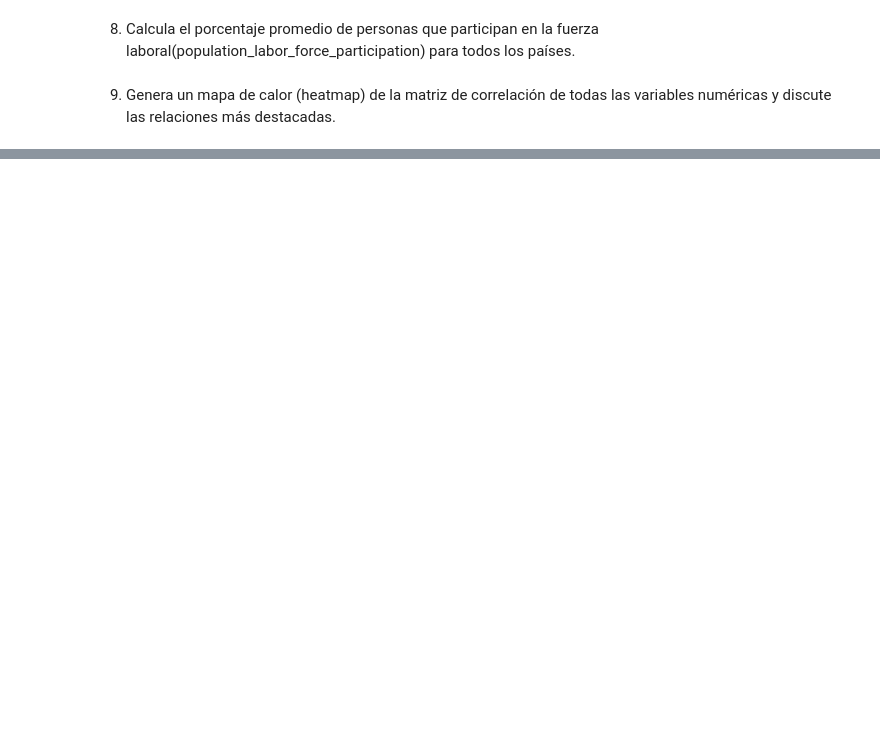
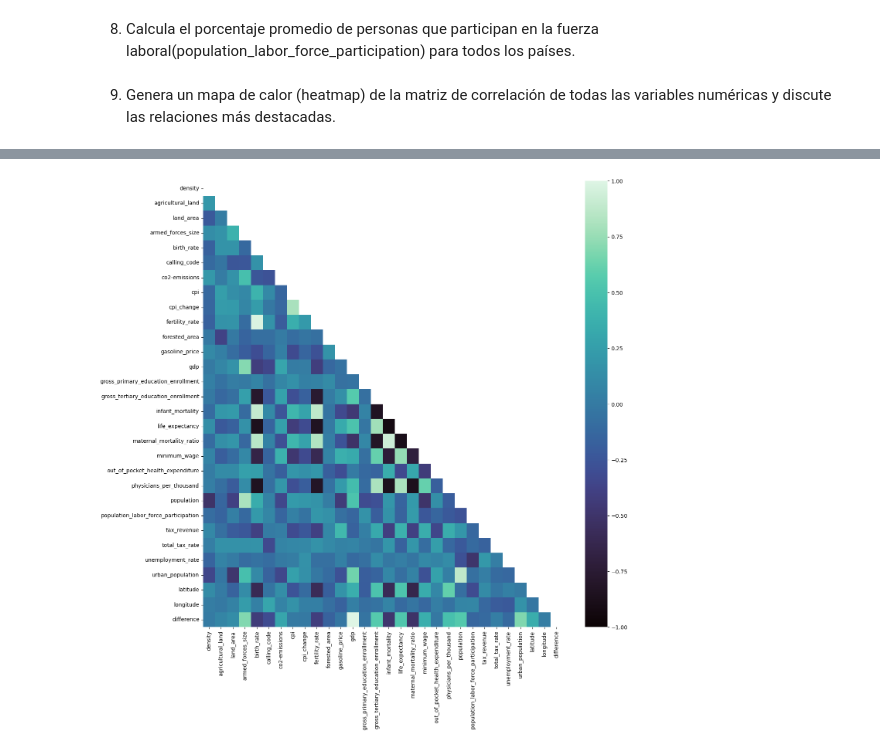
Before and after one commit to carla-caracola/module-3-pair-programming-bea-carla, a Jupyter notebook: modulo-3-pair-8-estadistica-descriptiva.ipynb, the cells around one changed output, grey strips where cells are left out. Drawn from its saved outputs; the diff is of its cells as text; code cells hidden in the pictures; blank space fills up the shorter version.

```diff
--- a/modulo-3-pair-8-estadistica-descriptiva.ipynb
+++ b/modulo-3-pair-8-estadistica-descriptiva.ipynb
@@ -164,3 +171,6 @@ sns.heatmap(df_correlaciones.corr(),
 8. Calcula el porcentaje promedio de personas que participan en la fuerza laboral(population_labor_force_participation) para todos los países.
 # %% [markdown]
 9. Genera un mapa de calor (heatmap) de la matriz de correlación de todas las variables numéricas y discute las relaciones más destacadas.
+# %%
+df_correlaciones = df.corr(numeric_only=True, method = "spearman")
+df_correlaciones
@@ -166,0 +195,16 @@ sns.heatmap(df_correlaciones.corr(),
+# %%
+# Aunque esta es la forma de hacerlo, a mi siguen si salirme los números dentro de los cuadraditos. César me dijo que lo investigaría, porque le pasa a más compañeras.
+
+plt.figure(figsize = (15, 15))
+
+mask = np.triu(np.ones_like(df_correlaciones, dtype=bool))
+
+sns.heatmap(df_correlaciones,
+            annot = True,
+            fmt = ".2f",
+            cmap = "mako",
+            vmax = 1,
+            vmin = -1,
+            mask = mask);
+# %% [output]
+[figure, added]
```
Also changed, not shown: parts of 8 cells of this notebook.
